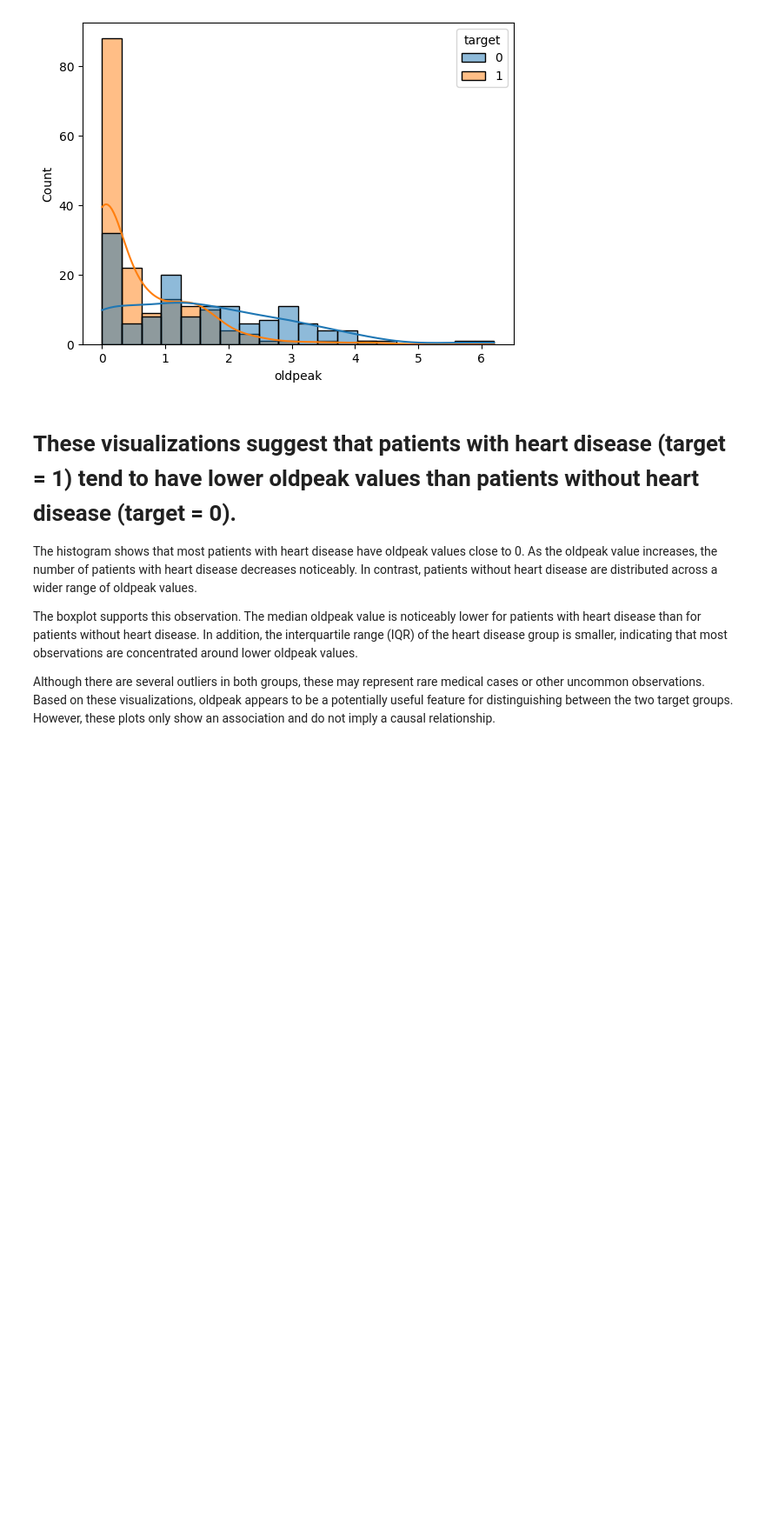
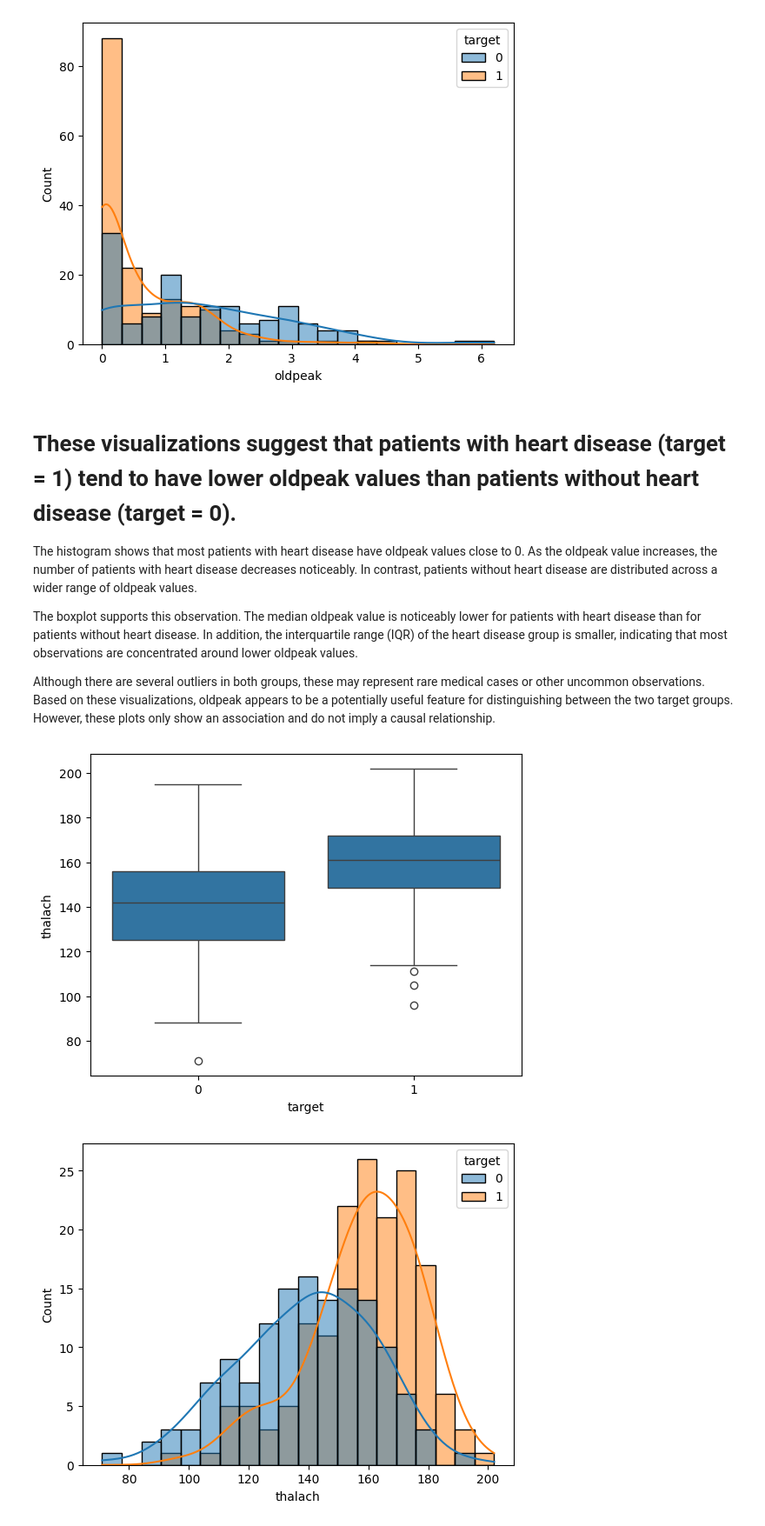
Before and after one commit to Wassiemkahlawi/heart-disease-ml-analysis, a Jupyter notebook: notebooks/01_eda.ipynb, the cells around one changed output. Shown at 87% size. Saved outputs shown, nothing was run; the diff lists cells and outputs as text; code cells hidden in the pictures; blank space fills up the shorter version.

Commit message:
Markeddown new thalach interpretation, and started ca analysis

```diff
--- a/notebooks/01_eda.ipynb
+++ b/notebooks/01_eda.ipynb
@@ -10,6 +12,6 @@ import seaborn as sns
 # %%
 
-df = pd.read_csv(r"C:\Users\49157\OneDrive\Projekts\heart-disease-analysis\data\raw\heart.csv")
+df = pd.read_csv(r"C:\Projects\heart-disease-ml-analysis\data\raw\heart.csv")
 # %%
 df_clean = df.drop_duplicates().reset_index(drop=True)
 # %% [markdown]
@@ -689,11 +691,15 @@ Although there are several outliers in both groups, these may represent rare med
 # %%
 sns.boxplot(data=df_clean, x="target", y="thalach")
 plt.show()
 
 sns.histplot(
     data=df_clean,
-    hue="target".
+    x="thalach",
+    hue="target",
     bins=20,
-    kde=true
+    kde=True
 )
 plt.show()
+# %% [output]
+[figure, added]
+[figure, added]
```
Also changed, not shown: parts of 4 cells of this notebook.
